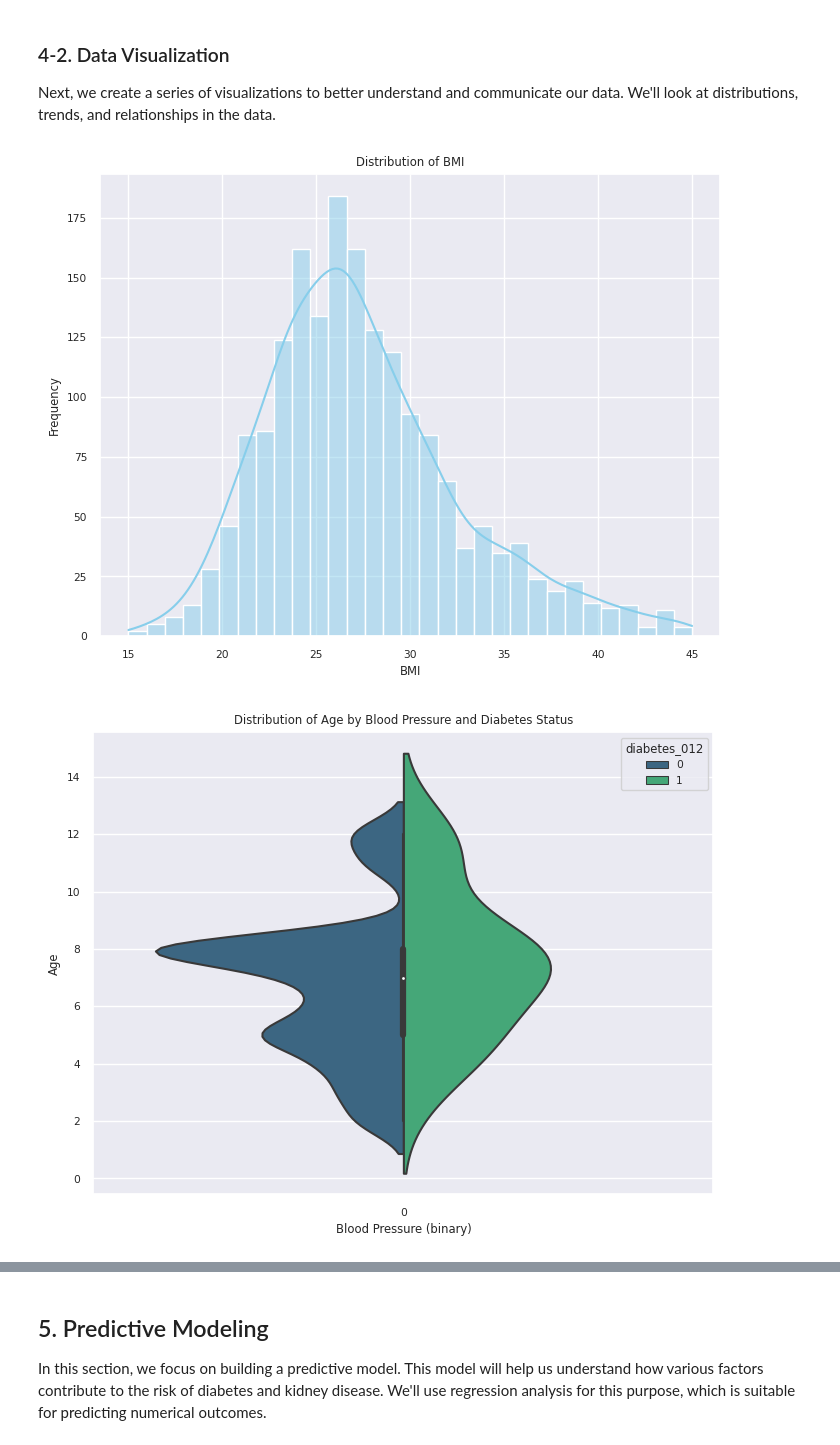
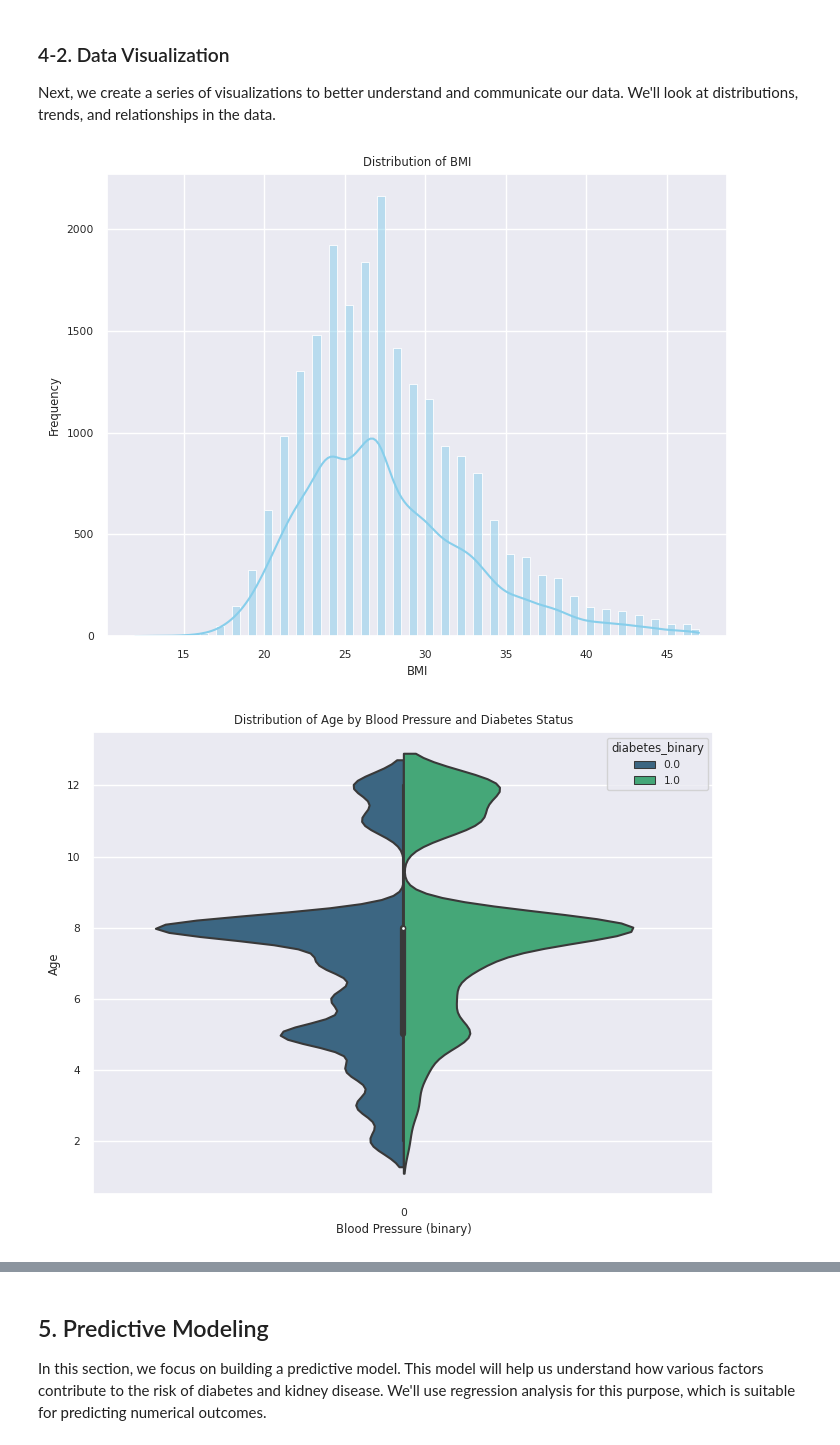
Before and after one commit to vsaathwika0904/hds5210-2023, a Jupyter notebook: final/final.ipynb, the cells around one changed output, grey strips where cells are left out. Saved outputs shown, nothing was run; the diff lists cells and outputs as text; code cells hidden in the pictures.

```diff
--- a/final/final.ipynb
+++ b/final/final.ipynb
@@ -62,15 +58,22 @@ Loading the datasets is the first step in our data manipulation process. We then
 import pandas as pd
 
 # Load datasets
-diabetes_data = pd.read_csv('/content/diabetes_012_health_indicators_BRFSS2015.csv.csv')
-kidney_data = pd.read_csv('/content/kidney_disease.csv.csv')
+diabetes_dataset = "https://drive.google.com/uc?id=1vm6-JzKRA1_bq1yGdTzAbpZXZvoOLCYF"
+kidney_dataset = "https://drive.google.com/uc?id=1BVQEQAzMT2sfMQDQIGbPARJ67xX0b22_"
+
+diabetes_data = pd.read_csv(diabetes_dataset)
+kidney_data = pd.read_csv(kidney_dataset)
+
+#Converting columns to lower case to avoid discrepancies while merging
+diabetes_data.columns = diabetes_data.columns.str.lower()
+kidney_data.columns = kidney_data.columns.str.lower()
 
 # Preliminary Data Processing
 # Converting blood pressure (bp) values in kidney dataset to binary for compatibility with diabetes dataset
 kidney_data['bp_binary'] = kidney_data['bp'].apply(lambda x: 1 if x > 120 else 0)
 
 # Merging datasets on 'age' and 'bp_binary'
-merged_data = pd.merge(diabetes_data, kidney_data, how='inner', left_on=['age', 'bp'], right_on=['age', 'bp_binary'])
+merged_data = pd.merge(diabetes_data, kidney_data, how='inner', left_on=['age', 'highbp'], right_on=['age', 'bp_binary'])
 
 # Displaying first few rows of the merged dataset
 print(merged_data.head())
@@ -237,27 +240,27 @@ Next, we create a series of visualizations to better understand and communicate
 # %%
 # Visualization 1: Distribution of BMI
 plt.figure(figsize=(8, 6))
 sns.histplot(cleaned_data['bmi'], kde=True, color='skyblue')
 plt.title('Distribution of BMI')
 plt.xlabel('BMI')
 plt.ylabel('Frequency')
 plt.show()
 
 # Visualization 2: Age vs. Blood Pressure
 plt.figure(figsize=(8, 6))
-sns.violinplot(x='bp_binary', y='age', hue='diabetes_012', data=cleaned_data, palette='viridis', split=True)
+sns.violinplot(x='bp_binary', y='age', hue='diabetes_binary', data=cleaned_data, palette='viridis', split=True)
 plt.title('Distribution of Age by Blood Pressure and Diabetes Status')
 plt.xlabel('Blood Pressure (binary)')
 plt.ylabel('Age')
 plt.show()
 
 # Visualization 3: Smoking Status Count
 plt.figure(figsize=(8, 6))
 sns.countplot(x='smoker', data=cleaned_data)
 plt.title('Count of Smoking Status')
 plt.xlabel('Smoking Status')
 plt.ylabel('Count')
 plt.show()
 # %% [output]
-[figure, old version]
+[figure, new version]
-[figure, old version]
+[figure, new version]
```
Also changed, not shown: parts of 9 cells of this notebook.
